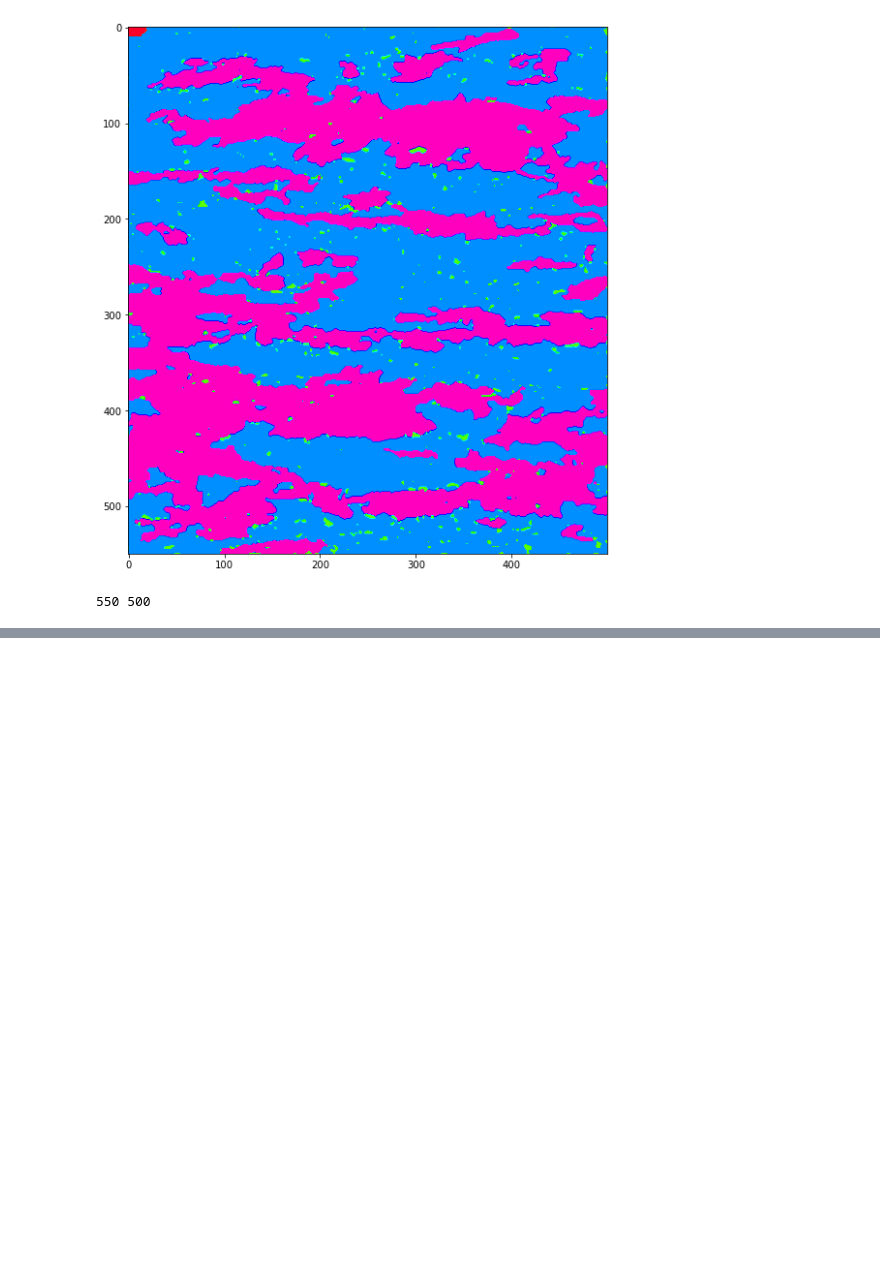
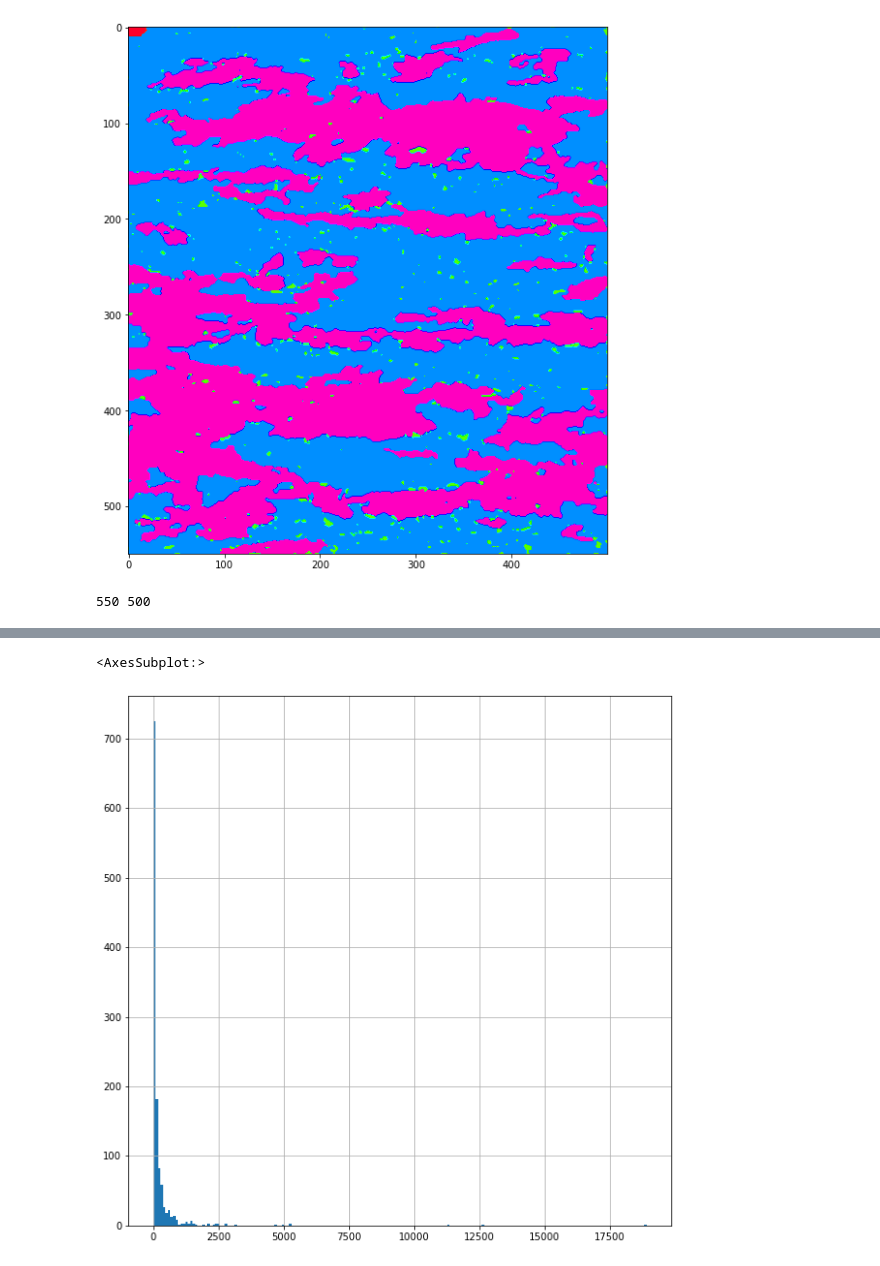
Before and after one commit to KrzysiekJa/grain-images-analytics, a Jupyter notebook: notebook.ipynb, the cells around one changed output, grey strips where cells are left out. Drawn from its saved outputs; the diff is of its cells as text; code cells hidden in the pictures; blank space fills up the shorter version.

```diff
--- a/notebook.ipynb
+++ b/notebook.ipynb
@@ -282,0 +225,9 @@ grain_201
+# %%
+grains_df = pd.DataFrame({"Area": data_to_show['grainId_5deg'].value_counts()})
+
+grains_df['Phase'] = list(map( lambda x: data_to_show.loc[data_to_show.grainId_5deg == x, 'Phase'].value_counts(sort=True).index[0],  grains_df.index))
+
+grains_df.head(20)
+# phase = data_to_show.loc[data_to_show.grainId_5deg == 1714, 'Phase'].value_counts(sort=True).index[0]
+# phase
+# print([*map( lambda x: data_to_show.loc[data_to_show.grainId_5deg == x, 'Phase'].value_counts(sort=True).index[0],  hist_list.index)])
@@ -282,0 +252,5 @@ grain_201
+# %%
+grains_df.loc[grains_df['Area'] > 2]['Area'].hist(bins=200)
+# %% [output]
+<AxesSubplot:>
+[figure, added]
```
Also changed, not shown: parts of 24 cells of this notebook.
